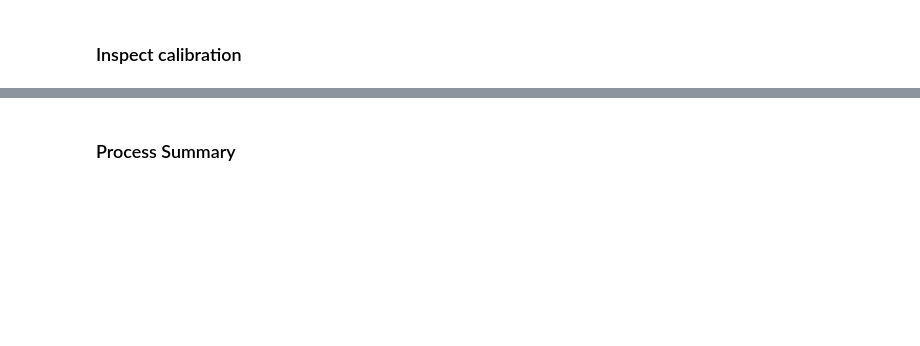
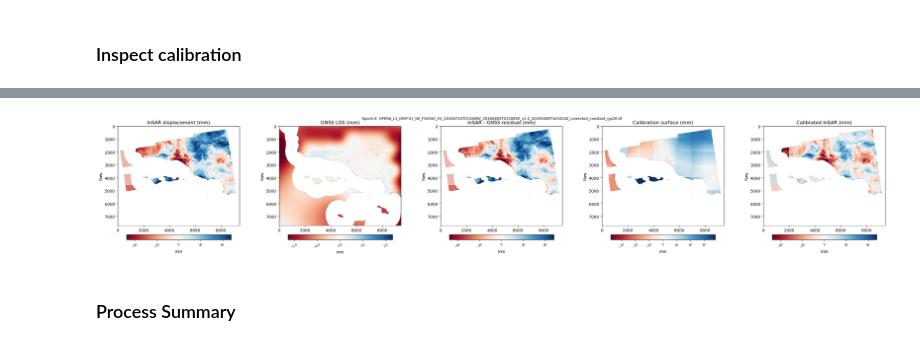
Before and after one commit to opera-adt/Venti, a Jupyter notebook: notebooks/calibration_workflow.ipynb, the cells around one changed output, grey strips where cells are left out. Drawn from its saved outputs; the diff is of its cells as text; code cells hidden in the pictures; blank space fills up the shorter version.

Commit message:
Updates to workflow and config integration

```diff
--- a/notebooks/calibration_workflow.ipynb
+++ b/notebooks/calibration_workflow.ipynb
@@ -486,0 +122,14 @@ Wrote 1 calibrated files to /u/aurora-r0/cabrera/opera_vlm/data/36540/venti_test
+# %%
+workflow = CalibrationWorkflow(config=config)
+
+# Specify the integer number of DISP files to process.
+# The first N number of files will be calibratted.
+# Set to None to process all files.
+max_files = 1
+
+state = workflow.run(max_files=max_files)
+
+print(f"\nfiles processed : {state.n_files_processed} / {state.n_files_total}")
+print(f"files failed    : {state.n_files_failed}")
+for f in state.output_files:
+    print(f"  {f.name}")
@@ -530,0 +159,69 @@ plt.show()
+# %%
+from venti.workflow.utils import get_file_dates
+
+if not state.output_files:
+    raise RuntimeError("No output files produced — check the workflow above.")
+
+in_files = sorted(config.input_options.input_files.glob("*.nc"))
+out_file = state.output_files[0]
+in_file  = in_files[0]
+
+# Read input displacement and calibrated output
+disp_m, _, _geo   = read_netcdf(in_file, variable="displacement")
+corrected_m, _geo = read_geotiff(out_file)
+
+mask_data, _ = read_geotiff(config.input_options.water_mask)
+mask = mask_data.astype(bool)
+
+disp_mm      = np.where(mask, disp_m * 1000.0, np.nan)
+corrected_mm = np.where(mask, corrected_m.squeeze() * 1000.0, np.nan)
+
+# Load GNSS LOS from the workflow cache (mm/yr for constant, mm for variable)
+output_dir = config.run_config.product_path_group.product_path
+ref_date, sec_date = get_file_dates(in_file)
+
+if config.grid_settings.grid_type == "constant":
+    gnss_vel = np.load(output_dir / "gnss_los_velocity.npy")  # mm/yr
+    gnss_los_mm = gnss_vel * (sec_date - ref_date)
+else:
+    gnss_los_mm = np.load(
+        output_dir / f"gnss_los_disp_{ref_date:.4f}_{sec_date:.4f}.npy"
+    )
+
+# Apply reference-point subtraction (mirrors the workflow convention)
+refy, refx = workflow.find_reference_point(mask)
+gnss_los_mm -= gnss_los_mm[refy, refx]
+gnss_los_mm = np.where(mask, gnss_los_mm, np.nan)
+
+# Derived fields: residual before calibration and the fitted calibration surface
+residual_mm    = disp_mm - gnss_los_mm          # InSAR minus GNSS
+cal_surface_mm = disp_mm - corrected_mm         # corrected = disp - cal_surface
+
+_vmax  = np.nanpercentile(np.abs(disp_mm), 98)
+_gmax = np.nanpercentile(np.abs(gnss_los_mm), 98)
+_rvmax = np.nanpercentile(np.abs(residual_mm), 98)
+_csmax = np.nanpercentile(np.abs(cal_surface_mm), 98)
+
+fig, axes = plt.subplots(1, 5, figsize=(28, 5))
+
+panels = [
+    (axes[0], disp_mm,        _vmax,  "InSAR displacement (mm)"),
+    (axes[1], gnss_los_mm,    _gmax,  "GNSS LOS (mm)"),
+    (axes[2], residual_mm,    _rvmax, "InSAR - GNSS residual (mm)"),
+    (axes[3], cal_surface_mm, _csmax, "Calibration surface (mm)"),
+    (axes[4], corrected_mm,   _vmax,  "Calibrated InSAR (mm)"),
+]
+
+for ax, data, vmax, title in panels:
+    im = ax.imshow(data, cmap="RdBu", vmin=-vmax, vmax=vmax)
+    ax.set_title(title)
+    ax.set_xlabel("Column")
+    ax.set_ylabel("Row")
+    cb = fig.colorbar(im, ax=ax, orientation="horizontal", pad=0.08, fraction=0.046)
+    cb.set_label("mm")
+    cb.ax.tick_params(labelsize=7, rotation=30)
+
+plt.suptitle(f"Epoch 0: {out_file.name}", fontsize=9)
+plt.tight_layout()
+plt.show()
+# %% [output]
@@ -531,3 +233,4 @@ plt.show()
+[figure, added]
 # %% [markdown]
 ### Process Summary
 # %%
```
Also changed, not shown: parts of 30 cells of this notebook, 6 other files.
